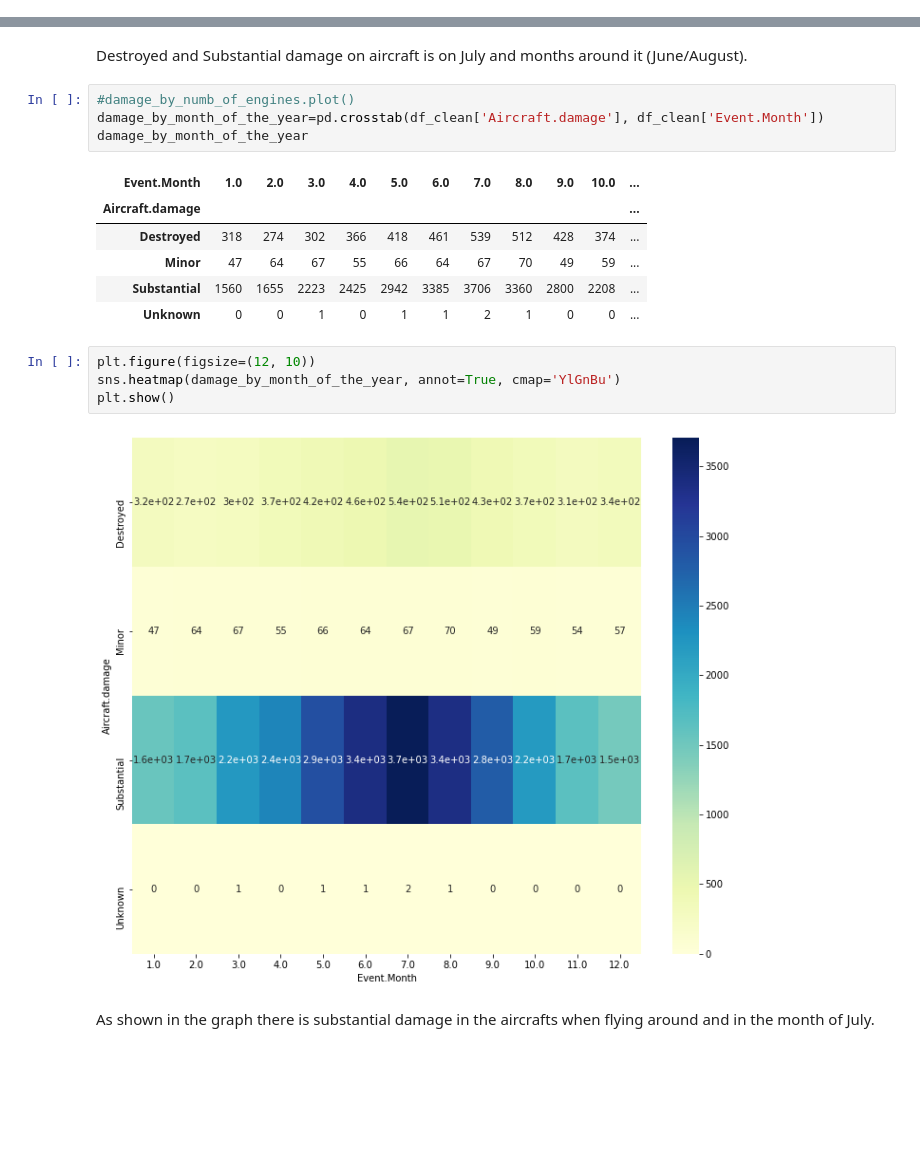
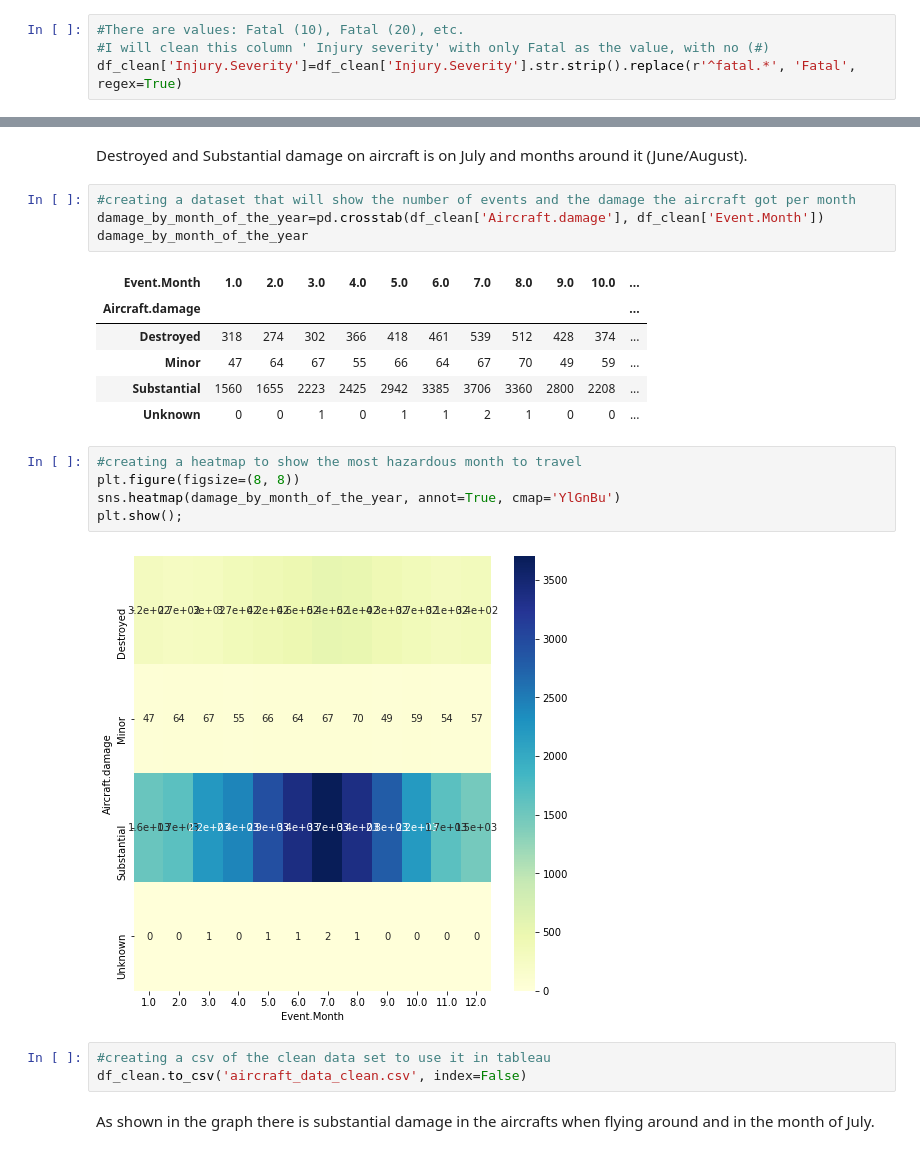
Before and after one commit to aramirezfr/AircraftCrashAnalysis, a Jupyter notebook: AircraftAcquisitionProposalFinal.ipynb, the cells around one changed output, grey strips where cells are left out. Cells and saved outputs as stored; diff of their text form; blank space fills up the shorter version.

```diff
--- a/AircraftAcquisitionProposalFinal.ipynb
+++ b/AircraftAcquisitionProposalFinal.ipynb
@@ -371,0 +353,4 @@ df_clean['Total.Injuries']=df_clean['Total.Fatal.Injuries']+df_clean['Total.Seri
+# %%
+#There are values: Fatal (10), Fatal (20), etc.
+#I will clean this column ' Injury severity' with only Fatal as the value, with no (#)
+df_clean['Injury.Severity']=df_clean['Injury.Severity'].str.strip().replace(r'^fatal.*', 'Fatal', regex=True)
@@ -547,7 +555,7 @@ df_clean[['Aircraft.damage','Event.Month']].groupby(['Aircraft.damage']).agg(['c
 # %% [markdown]
 Destroyed and Substantial damage on aircraft is on July and months around it (June/August).
 # %%
-#damage_by_numb_of_engines.plot()
+#creating a dataset that will show the number of events and the damage the aircraft got per month
 damage_by_month_of_the_year=pd.crosstab(df_clean['Aircraft.damage'], df_clean['Event.Month'])
 damage_by_month_of_the_year
 # %% [output]
@@ -558,11 +566,15 @@ damage_by_month_of_the_year
 | Substantial | 1560 | 1655 | 2223 | 2425 | 2942 | 3385 | 3706 | 3360 | 2800 | 2208 | ... |
 | Unknown | 0 | 0 | 1 | 0 | 1 | 1 | 2 | 1 | 0 | 0 | ... |
 # %%
-plt.figure(figsize=(12, 10))
+#creating a heatmap to show the most hazardous month to travel
+plt.figure(figsize=(8, 8))
 sns.heatmap(damage_by_month_of_the_year, annot=True, cmap='YlGnBu')
-plt.show()
+plt.show();
 # %% [output]
-[figure, old version]
+[figure, new version]
+# %%
+#creating a csv of the clean data set to use it in tableau
+df_clean.to_csv('aircraft_data_clean.csv', index=False)
 # %% [markdown]
 As shown in the graph there is substantial damage in the aircrafts when flying around and in the month of July.
 # %% [markdown]
```
Also changed, not shown: parts of 91 cells of this notebook, 3 other files.
